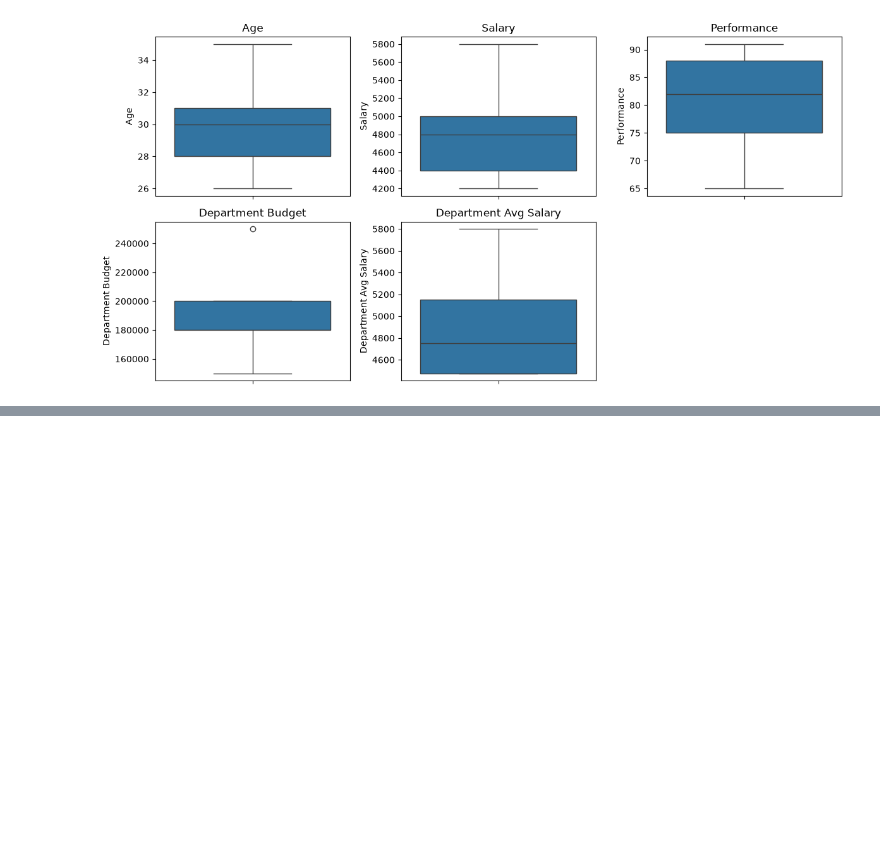
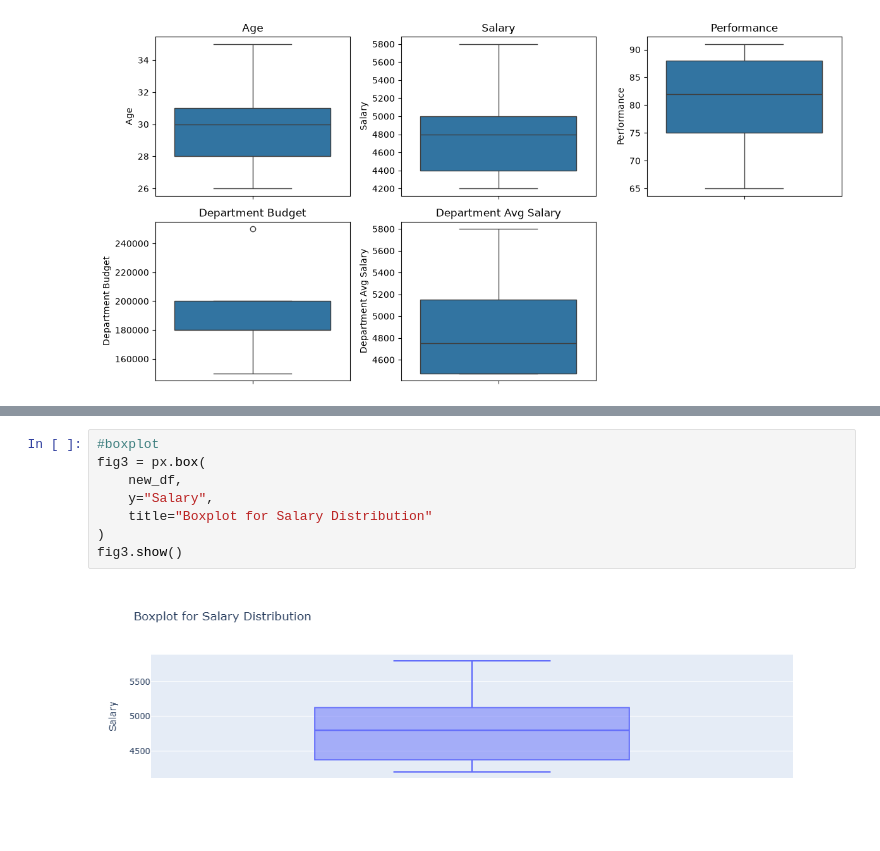
Before and after one commit to Maryam01-coder/data-science-class, a Jupyter notebook: employee_dataset.ipynb, the cells around one changed output, grey strips where cells are left out. Drawn from its saved outputs; the diff is of its cells as text; blank space fills up the shorter version.

```diff
--- a/employee_dataset.ipynb
+++ b/employee_dataset.ipynb
@@ -1001,0 +1094,10 @@ plt.show()
+# %%
+#boxplot
+fig3 = px.box(
+    new_df,
+    y="Salary",
+    title="Boxplot for Salary Distribution"
+)
+fig3.show()
+# %% [output]
+[figure, added]
```
Also changed, not shown: parts of 10 cells of this notebook, 2 other files.
